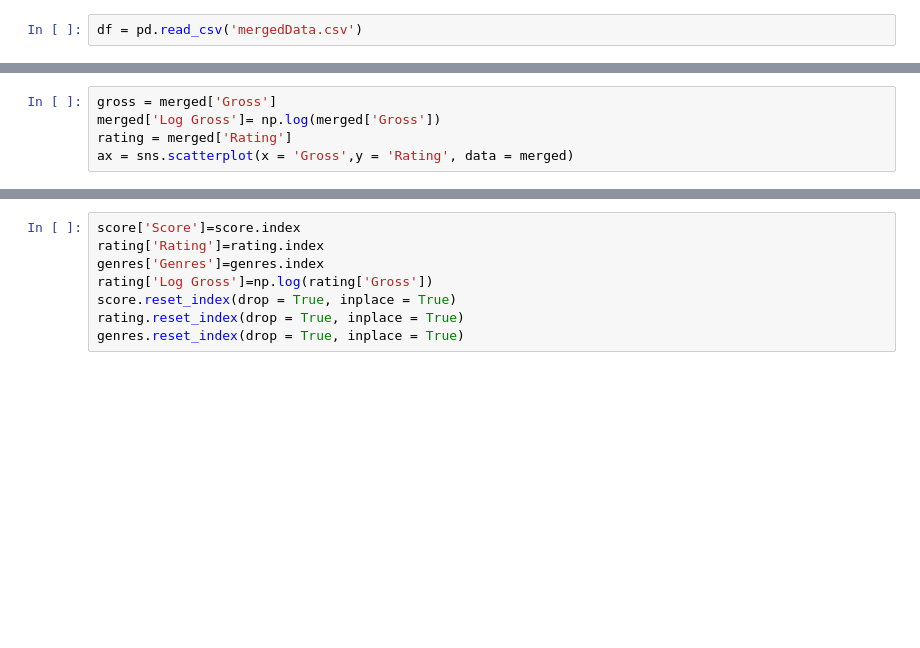
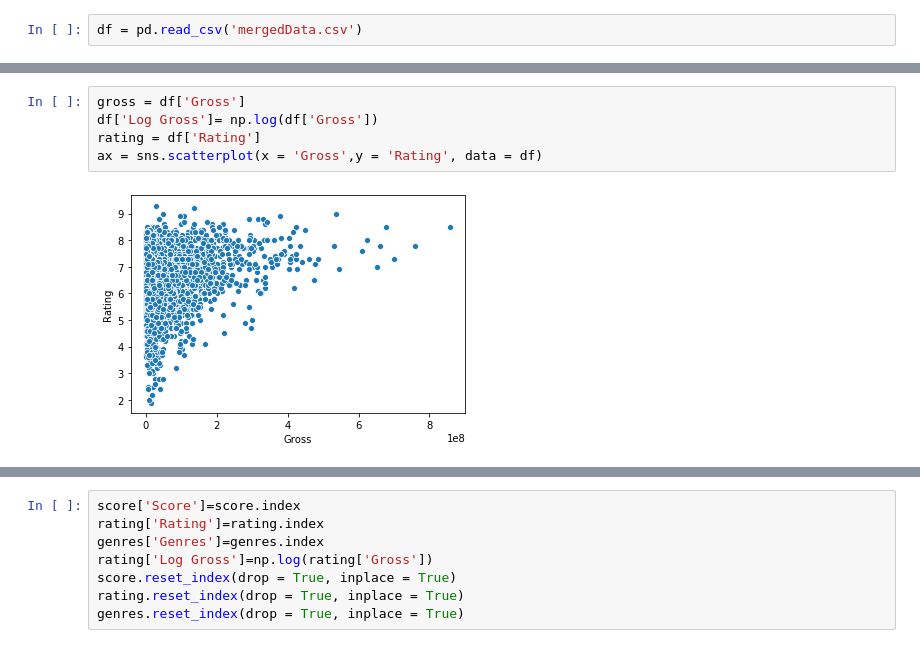
Before and after one commit to CaryMosley/Mod1Project, a Jupyter notebook: DataAnalysis.ipynb, the cells around one changed output, grey strips where cells are left out. Cells and saved outputs as stored; diff of their text form; blank space fills up the shorter version.

```diff
--- a/DataAnalysis.ipynb
+++ b/DataAnalysis.ipynb
@@ -13,5 +24,7 @@ df = pd.read_csv('mergedData.csv')
 # %%
-gross = merged['Gross']
-merged['Log Gross']= np.log(merged['Gross'])
-rating = merged['Rating']
-ax = sns.scatterplot(x = 'Gross',y = 'Rating', data = merged)
+gross = df['Gross']
+df['Log Gross']= np.log(df['Gross'])
+rating = df['Rating']
+ax = sns.scatterplot(x = 'Gross',y = 'Rating', data = df)
+# %% [output]
+[figure, added]
```
Also changed, not shown: parts of 10 cells of this notebook, 1 other file.
